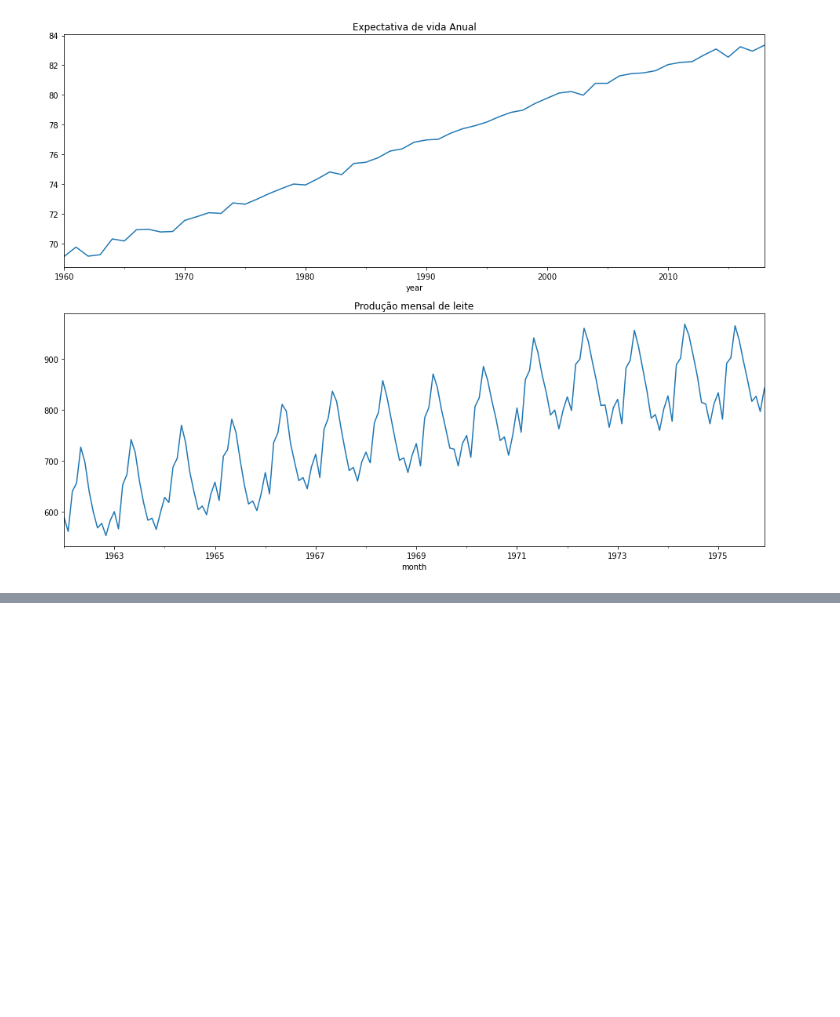
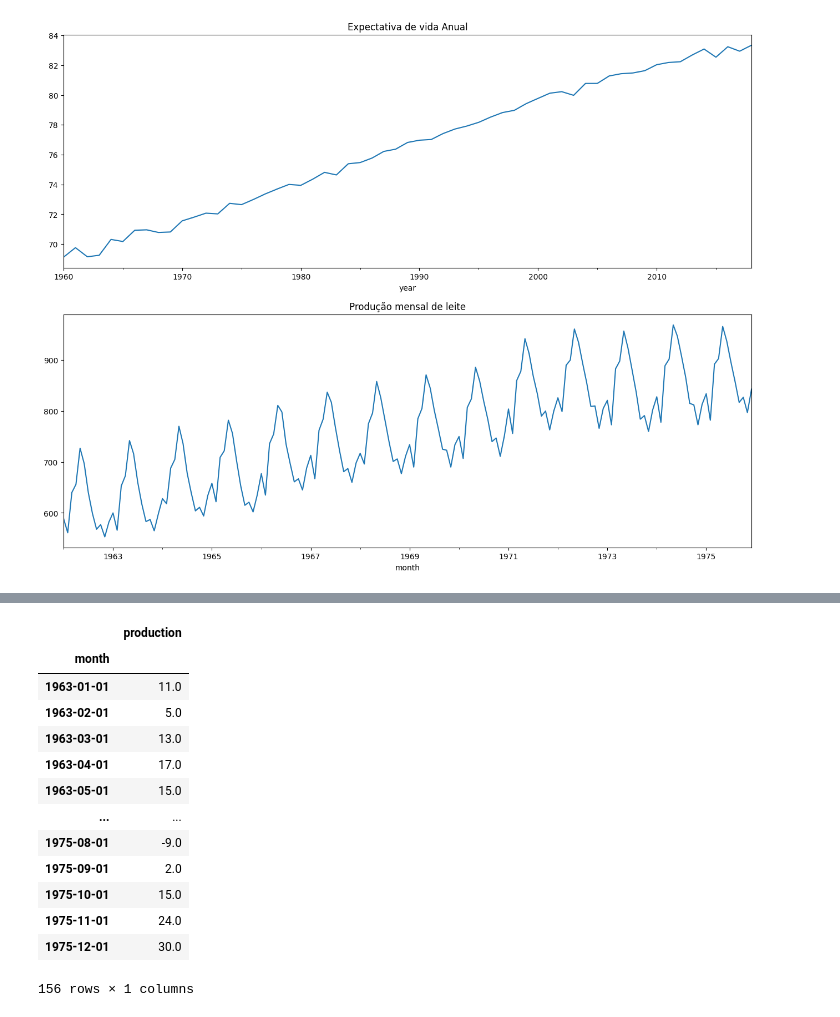
Before and after one commit to rivaldo/Time-Series-Analysis-with-Python-Cookbook-main-cesar, a Jupyter notebook: code/cap11_bidu/cap11.ipynb, the cells around one changed output, grey strips where cells are left out. Cells and saved outputs as stored; diff of their text form; code cells hidden in the pictures; blank space fills up the shorter version.

```diff
--- a/code/cap11_bidu/cap11.ipynb
+++ b/code/cap11_bidu/cap11.ipynb
@@ -50,0 +103,19 @@ milk.plot(title='Produção mensal de leite', legend=False, ax=ax[1]);
+# %%
+milk_diff_12 = milk.diff(12).dropna();
+# %%
+milk_diff_12
+# %% [output]
+|  | production |
+| month |  |
+| 1963-01-01 | 11.0 |
+| 1963-02-01 | 5.0 |
+| 1963-03-01 | 13.0 |
+| 1963-04-01 | 17.0 |
+| 1963-05-01 | 15.0 |
+| ... | ... |
+| 1975-08-01 | -9.0 |
+| 1975-09-01 | 2.0 |
+| 1975-10-01 | 15.0 |
+| 1975-11-01 | 24.0 |
+| 1975-12-01 | 30.0 |
+156 rows × 1 columns
```
Also changed, not shown: parts of 12 cells of this notebook.
